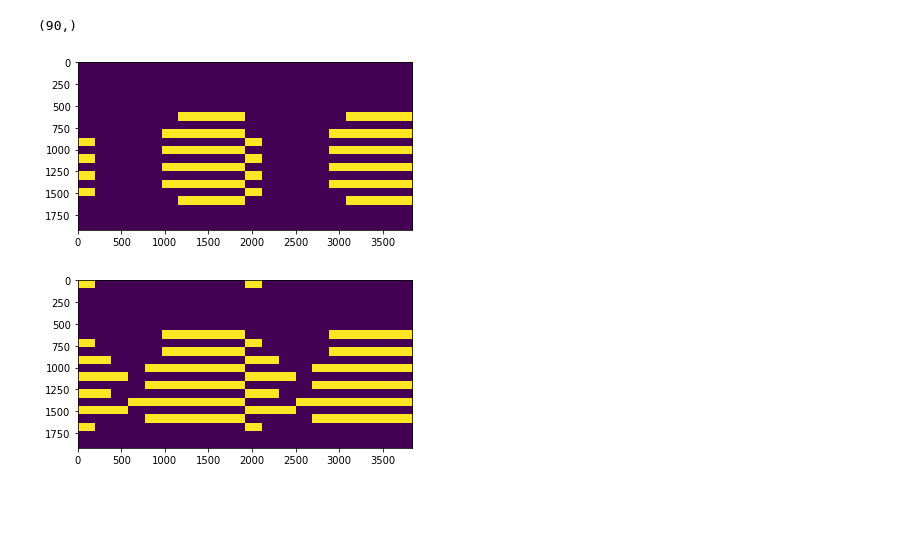
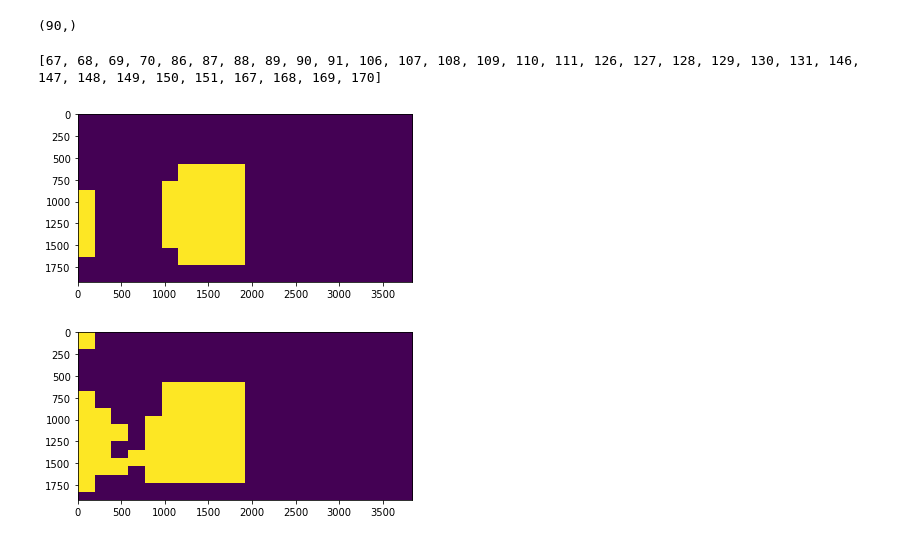
Before and after one commit to SINR-Group/CNN-LSTM-360-Video-ViewPort-Prediction, a Jupyter notebook: Model2.ipynb, the cells around one changed output. Drawn from its saved outputs; the diff is of its cells as text; code cells hidden in the pictures; blank space fills up the shorter version.

```diff
--- a/Model2.ipynb
+++ b/Model2.ipynb
@@ -276,35 +276,37 @@ tileSize = 192
 tilesInColumn = width / tileSize
 for i, tiles in enumerate(tileFrames):
     frame = np.zeros(width*breadth)
+    print(tiles)
     for tileNo in tiles:
         tileRowNumber = int((tileNo - 1) / tilesInColumn)
         tileColumnNumber = (tileNo - 1) % tilesInColumn
         firstPixel = tileRowNumber * width * tileSize + tileColumnNumber * tileSize
         for rowPixel in range(0, tileSize):
             for columnPixel in range(0, tileSize):
-                frame[int(firstPixel + rowPixel * width + columnPixel)] = 1
+                frame[int(firstPixel + rowPixel * breadth + columnPixel)] = 255
     frame = frame.reshape((width, breadth))
     plt.imshow(frame, interpolation='nearest')
     plt.show()
     break
 # %% [output]
+[67, 68, 69, 70, 86, 87, 88, 89, 90, 91, 106, 107, 108, 109, 110, 111, 126, 127, 128, 129, 130, 131, 146, 147, 148, 149, 150, 151, 167, 168, 169, 170]
-[figure, old version]
+[figure, new version]
 # %%
 for i, tiles in enumerate(pTileFrames):
     frame = np.zeros(width*breadth)
     for tileNo in tiles:
         tileRowNumber = int((tileNo - 1) / tilesInColumn)
         tileColumnNumber = (tileNo - 1) % tilesInColumn
         firstPixel = tileRowNumber * width * tileSize + tileColumnNumber * tileSize
         for rowPixel in range(0, tileSize):
             for columnPixel in range(0, tileSize):
-                frame[int(firstPixel + rowPixel * width + columnPixel)] = 0
+                frame[int(firstPixel + rowPixel * breadth + columnPixel)] = 255
     frame = frame.reshape((width, breadth))
     plt.imshow(frame, interpolation='nearest')
     plt.show()
     break
 # %% [output]
-[figure, old version]
+[figure, new version]
 # %%
 index  = 28
 thresh = 0.5
```
Also changed, not shown: 2 other files.
